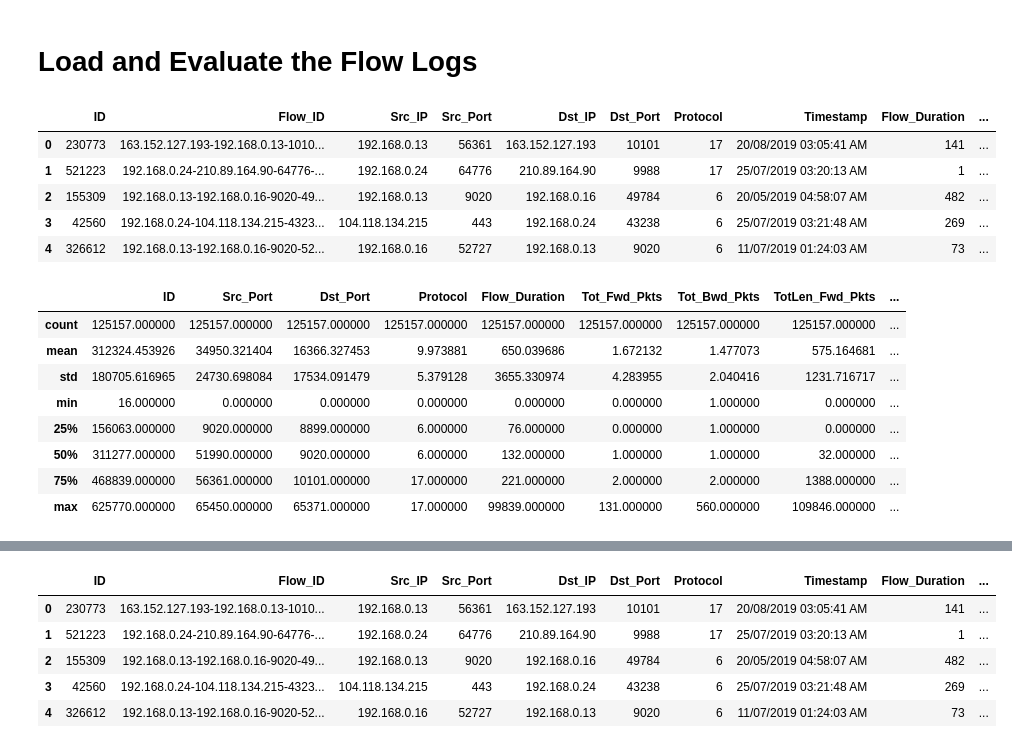
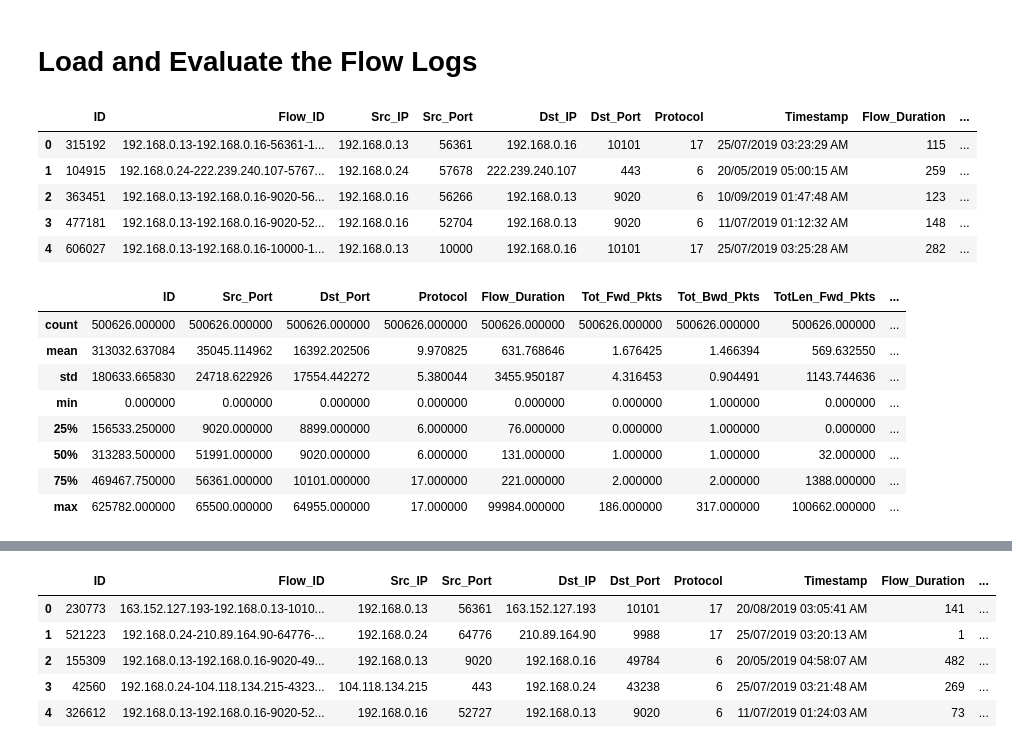
Before and after one commit to rjurney/netography, a Jupyter notebook: Exploratory Data Analysis.ipynb, the cells around one changed output, grey strips where cells are left out. Cells and saved outputs as stored; diff of their text form; code cells hidden in the pictures.

Commit message:
New email header and more exploratory data analysis

```diff
--- a/Exploratory Data Analysis.ipynb
+++ b/Exploratory Data Analysis.ipynb
@@ -5,29 +32,29 @@ pd.set_option('display.max_columns', 100)
 # %% [markdown]
 # Load and Evaluate the Flow Logs
 # %%
-train_df = pd.read_parquet("data/ml-engineer-main/iot_network_intrustion_dataset_test.parquet")
+train_df = pd.read_parquet("data/ml-engineer-main/iot_network_intrustion_dataset_train.parquet")
 train_df = train_df.rename(columns={"Unnamed: 0": "ID"})
 
 train_df.head()
 # %% [output]
 |  | ID | Flow_ID | Src_IP | Src_Port | Dst_IP | Dst_Port | Protocol | Timestamp | Flow_Duration | ... |
-| 0 | 230773 | 163.152.127.193-192.168.0.13-1010... | 192.168.0.13 | 56361 | 163.152.127.193 | 10101 | 17 | 20/08/2019 03:05:41 AM | 141 | ... |
-| 1 | 521223 | 192.168.0.24-210.89.164.90-64776-... | 192.168.0.24 | 64776 | 210.89.164.90 | 9988 | 17 | 25/07/2019 03:20:13 AM | 1 | ... |
-| 2 | 155309 | 192.168.0.13-192.168.0.16-9020-49... | 192.168.0.13 | 9020 | 192.168.0.16 | 49784 | 6 | 20/05/2019 04:58:07 AM | 482 | ... |
-| 3 | 42560 | 192.168.0.24-104.118.134.215-4323... | 104.118.134.215 | 443 | 192.168.0.24 | 43238 | 6 | 25/07/2019 03:21:48 AM | 269 | ... |
-| 4 | 326612 | 192.168.0.13-192.168.0.16-9020-52... | 192.168.0.16 | 52727 | 192.168.0.13 | 9020 | 6 | 11/07/2019 01:24:03 AM | 73 | ... |
+| 0 | 315192 | 192.168.0.13-192.168.0.16-56361-1... | 192.168.0.13 | 56361 | 192.168.0.16 | 10101 | 17 | 25/07/2019 03:23:29 AM | 115 | ... |
+| 1 | 104915 | 192.168.0.24-222.239.240.107-5767... | 192.168.0.24 | 57678 | 222.239.240.107 | 443 | 6 | 20/05/2019 05:00:15 AM | 259 | ... |
+| 2 | 363451 | 192.168.0.13-192.168.0.16-9020-56... | 192.168.0.16 | 56266 | 192.168.0.13 | 9020 | 6 | 10/09/2019 01:47:48 AM | 123 | ... |
+| 3 | 477181 | 192.168.0.13-192.168.0.16-9020-52... | 192.168.0.16 | 52704 | 192.168.0.13 | 9020 | 6 | 11/07/2019 01:12:32 AM | 148 | ... |
+| 4 | 606027 | 192.168.0.13-192.168.0.16-10000-1... | 192.168.0.13 | 10000 | 192.168.0.16 | 10101 | 17 | 25/07/2019 03:25:28 AM | 282 | ... |
 # %%
 train_df.describe()
 # %% [output]
 |  | ID | Src_Port | Dst_Port | Protocol | Flow_Duration | Tot_Fwd_Pkts | Tot_Bwd_Pkts | TotLen_Fwd_Pkts | ... |
-| count | 125157.000000 | 125157.000000 | 125157.000000 | 125157.000000 | 125157.000000 | 125157.000000 | 125157.000000 | 125157.000000 | ... |
-| mean | 312324.453926 | 34950.321404 | 16366.327453 | 9.973881 | 650.039686 | 1.672132 | 1.477073 | 575.164681 | ... |
-| std | 180705.616965 | 24730.698084 | 17534.091479 | 5.379128 | 3655.330974 | 4.283955 | 2.040416 | 1231.716717 | ... |
-| min | 16.000000 | 0.000000 | 0.000000 | 0.000000 | 0.000000 | 0.000000 | 1.000000 | 0.000000 | ... |
-| 25% | 156063.000000 | 9020.000000 | 8899.000000 | 6.000000 | 76.000000 | 0.000000 | 1.000000 | 0.000000 | ... |
-| 50% | 311277.000000 | 51990.000000 | 9020.000000 | 6.000000 | 132.000000 | 1.000000 | 1.000000 | 32.000000 | ... |
-| 75% | 468839.000000 | 56361.000000 | 10101.000000 | 17.000000 | 221.000000 | 2.000000 | 2.000000 | 1388.000000 | ... |
-| max | 625770.000000 | 65450.000000 | 65371.000000 | 17.000000 | 99839.000000 | 131.000000 | 560.000000 | 109846.000000 | ... |
+| count | 500626.000000 | 500626.000000 | 500626.000000 | 500626.000000 | 500626.000000 | 500626.000000 | 500626.000000 | 500626.000000 | ... |
+| mean | 313032.637084 | 35045.114962 | 16392.202506 | 9.970825 | 631.768646 | 1.676425 | 1.466394 | 569.632550 | ... |
+| std | 180633.665830 | 24718.622926 | 17554.442272 | 5.380044 | 3455.950187 | 4.316453 | 0.904491 | 1143.744636 | ... |
+| min | 0.000000 | 0.000000 | 0.000000 | 0.000000 | 0.000000 | 0.000000 | 1.000000 | 0.000000 | ... |
+| 25% | 156533.250000 | 9020.000000 | 8899.000000 | 6.000000 | 76.000000 | 0.000000 | 1.000000 | 0.000000 | ... |
+| 50% | 313283.500000 | 51991.000000 | 9020.000000 | 6.000000 | 131.000000 | 1.000000 | 1.000000 | 32.000000 | ... |
+| 75% | 469467.750000 | 56361.000000 | 10101.000000 | 17.000000 | 221.000000 | 2.000000 | 2.000000 | 1388.000000 | ... |
+| max | 625782.000000 | 65500.000000 | 64955.000000 | 17.000000 | 99984.000000 | 186.000000 | 317.000000 | 100662.000000 | ... |
 # %%
 print(f"{len(train_df):,}")
 # %% [output]
```
Also changed, not shown: parts of 33 cells of this notebook.
